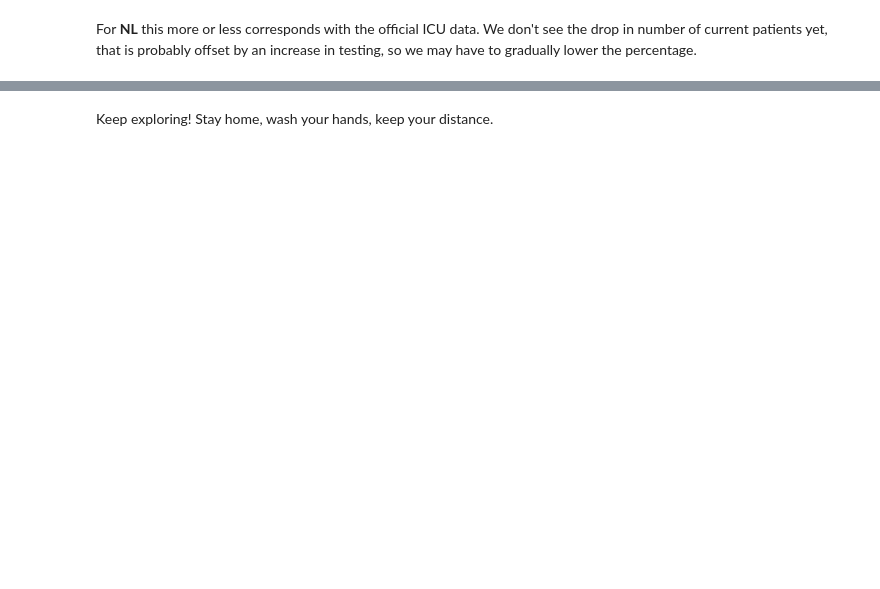
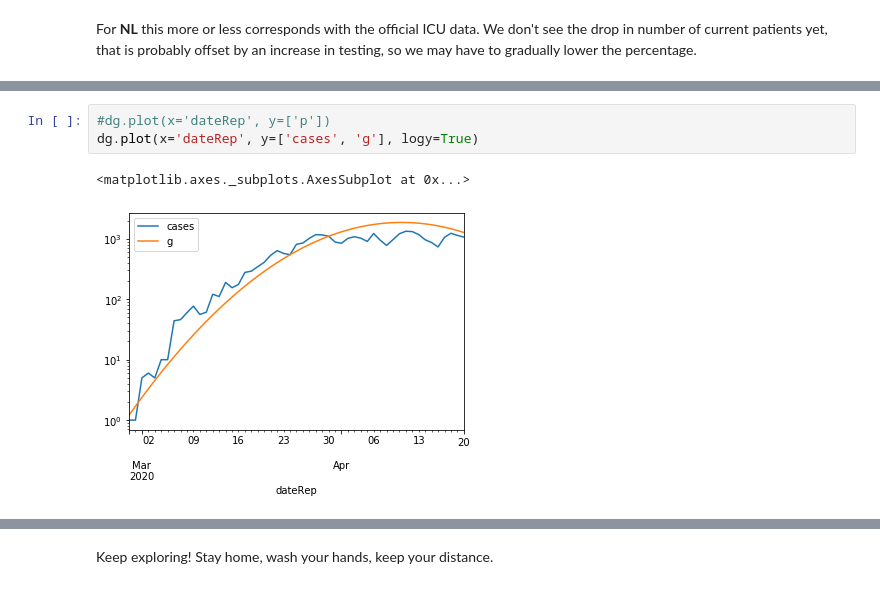
Before and after one commit to R3dje/COVID19, a Jupyter notebook: EUCDC.ipynb, the cells around one changed output, grey strips where cells are left out. Drawn from its saved outputs; the diff is of its cells as text; blank space fills up the shorter version.

```diff
--- a/EUCDC.ipynb
+++ b/EUCDC.ipynb
@@ -223,0 +302,6 @@ For __NL__ this more or less corresponds with the official ICU data. We don't se
+# %%
+#dg.plot(x='dateRep', y=['p'])
+dg.plot(x='dateRep', y=['cases', 'g'], logy=True)
+# %% [output]
+<matplotlib.axes._subplots.AxesSubplot at 0x...>
+[figure, added]
```
Also changed, not shown: parts of 30 cells of this notebook, 1 other file.
